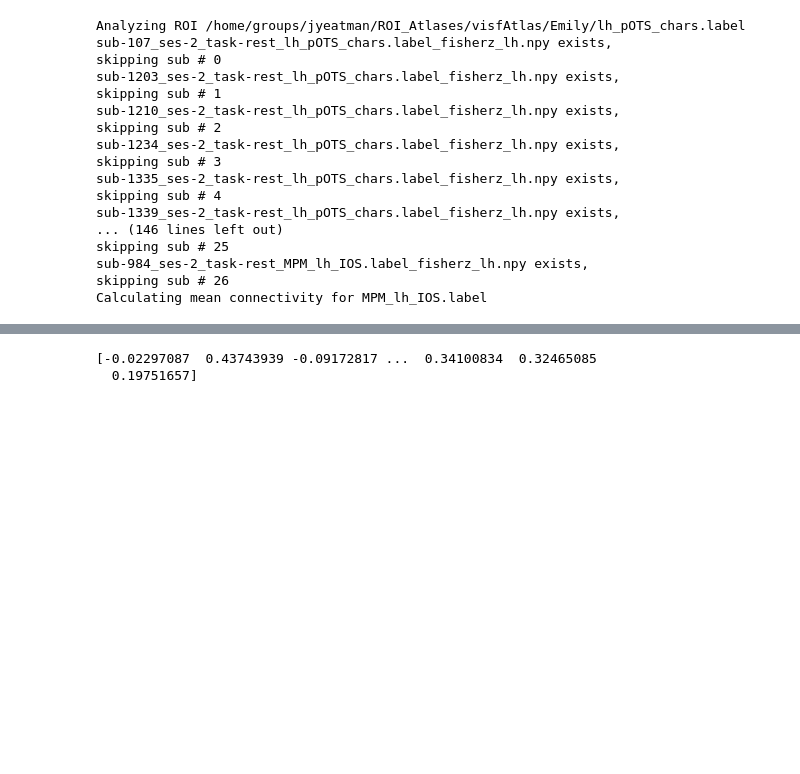
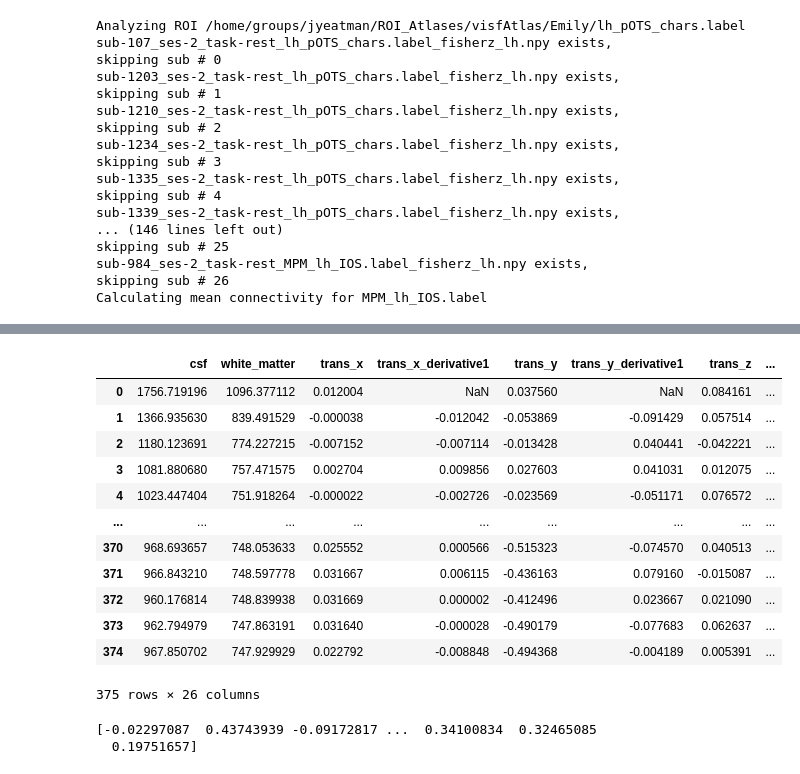
Before and after one commit to yeatmanlab/nilearn_analysis, a Jupyter notebook: FC/LMB_FC_RH.ipynb, the cells around one changed output, grey strips where cells are left out. Cells and saved outputs as stored; diff of their text form; code cells hidden in the pictures; blank space fills up the shorter version.

Commit message:
Fixed cleaning with filter and scrubbing high motion volumes

```diff
--- a/FC/LMB_FC_RH.ipynb
+++ b/FC/LMB_FC_RH.ipynb
@@ -34,0 +22,21 @@ Found 39 subjects in inputdir
+# %%
+# List all paths
+import platform
+if platform.system() == "Darwin":
+  #  basepath = '/Users/mayayablonski/Sherlock/groupScratch/'
+    basepath = '/Users/mayayablonski/oak/LMB_Stanford/'
+elif platform.system() == "Linux":
+   # basepath = '/scratch/groups/jyeatman/'
+    basepath = '/oak/stanford/groups/jyeatman/'
+
+
+# Load subject fmri data
+# This will loop across subjects
+projectdir = basepath + 'LMB_BIDS/derivatives/fmriprep/'
+inputdir = projectdir
+outputdir = basepath + 'LMB_Connectivity/' # We don't want to write into the BIDS folder
+print(projectdir)
+#subs = glob.glob(datadir + 'sub-*') # this gets the full path
+subs = [os.path.splitext(os.path.basename(x))[0] for x in glob.glob(projectdir + '/sub-*.html')]
+print('Found ' + str(len(subs)) + ' subjects in inputdir')
+print(subs)
@@ -384,0 +403,3 @@ Calculating mean connectivity for MPM_lh_IOS.label
+# %%
+conf_file = 'sub-984' + '_' + 'ses-1' + '_task-rest_run-' + '2' + '_desc-confounds_timeseries.tsv'
+cur_con_all = pd.read_csv(inputdir + 'sub-984/ses-1/func/' + conf_file, sep = '\t')
@@ -385,3 +423,24 @@ Calculating mean connectivity for MPM_lh_IOS.label
+# %%
+cur_con = cur_con_all[['csf', 'white_matter','trans_x', 'trans_x_derivative1', 'trans_y','trans_y_derivative1','trans_z',
+                             'trans_z_derivative1', 'rot_x', 'rot_x_derivative1','rot_y','rot_y_derivative1',
+                             'rot_z', 'rot_z_derivative1']]
+cur_bad_vol = cur_con_all.filter(like='motion_outlier',axis=1)
+cur_con = cur_con.join(cur_bad_vol)
+cur_con
+# %% [output]
+|  | csf | white_matter | trans_x | trans_x_derivative1 | trans_y | trans_y_derivative1 | trans_z | ... |
+| 0 | 1756.719196 | 1096.377112 | 0.012004 | NaN | 0.037560 | NaN | 0.084161 | ... |
+| 1 | 1366.935630 | 839.491529 | -0.000038 | -0.012042 | -0.053869 | -0.091429 | 0.057514 | ... |
+| 2 | 1180.123691 | 774.227215 | -0.007152 | -0.007114 | -0.013428 | 0.040441 | -0.042221 | ... |
+| 3 | 1081.880680 | 757.471575 | 0.002704 | 0.009856 | 0.027603 | 0.041031 | 0.012075 | ... |
+| 4 | 1023.447404 | 751.918264 | -0.000022 | -0.002726 | -0.023569 | -0.051171 | 0.076572 | ... |
+| ... | ... | ... | ... | ... | ... | ... | ... | ... |
+| 370 | 968.693657 | 748.053633 | 0.025552 | 0.000566 | -0.515323 | -0.074570 | 0.040513 | ... |
+| 371 | 966.843210 | 748.597778 | 0.031667 | 0.006115 | -0.436163 | 0.079160 | -0.015087 | ... |
+| 372 | 960.176814 | 748.839938 | 0.031669 | 0.000002 | -0.412496 | 0.023667 | 0.021090 | ... |
+| 373 | 962.794979 | 747.863191 | 0.031640 | -0.000028 | -0.490179 | -0.077683 | 0.062637 | ... |
+| 374 | 967.850702 | 747.929929 | 0.022792 | -0.008848 | -0.494368 | -0.004189 | 0.005391 | ... |
+375 rows × 26 columns
 # %%
 # Sanity check:
 # Test assignment of subject map to group map
```
Also changed, not shown: parts of 5 cells of this notebook.
